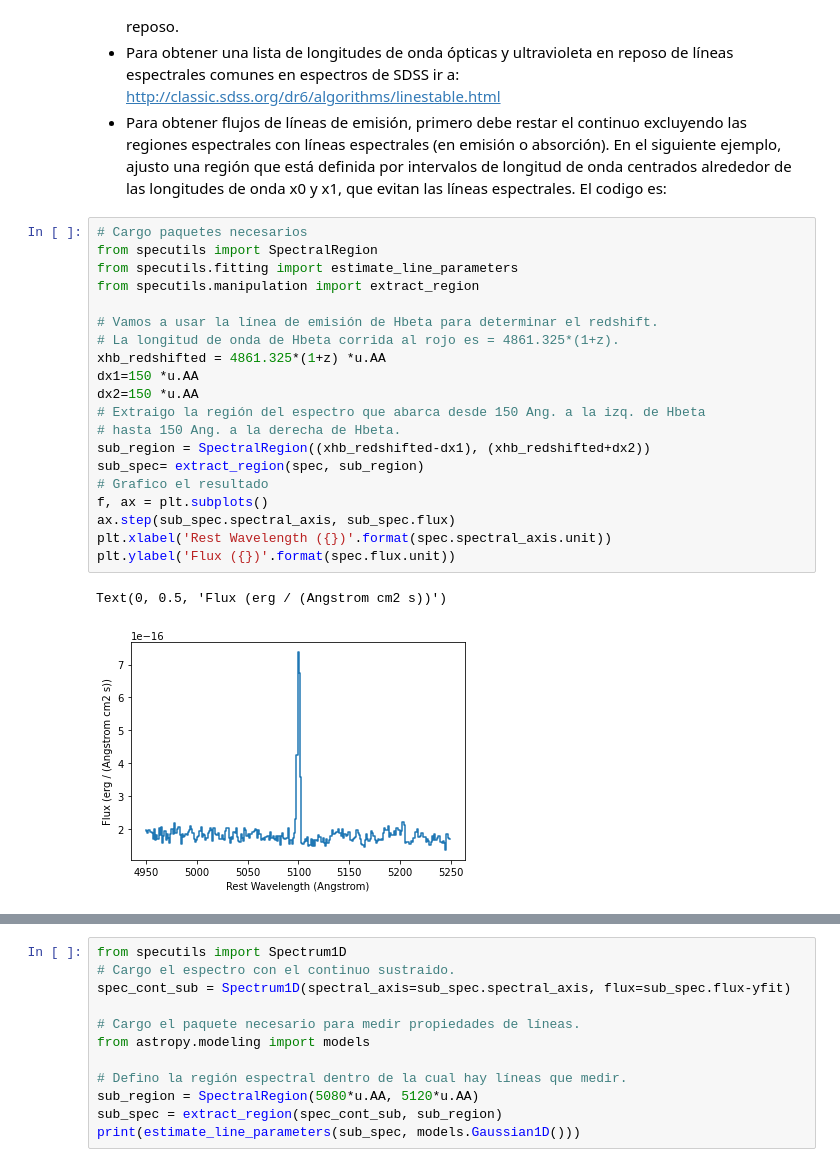
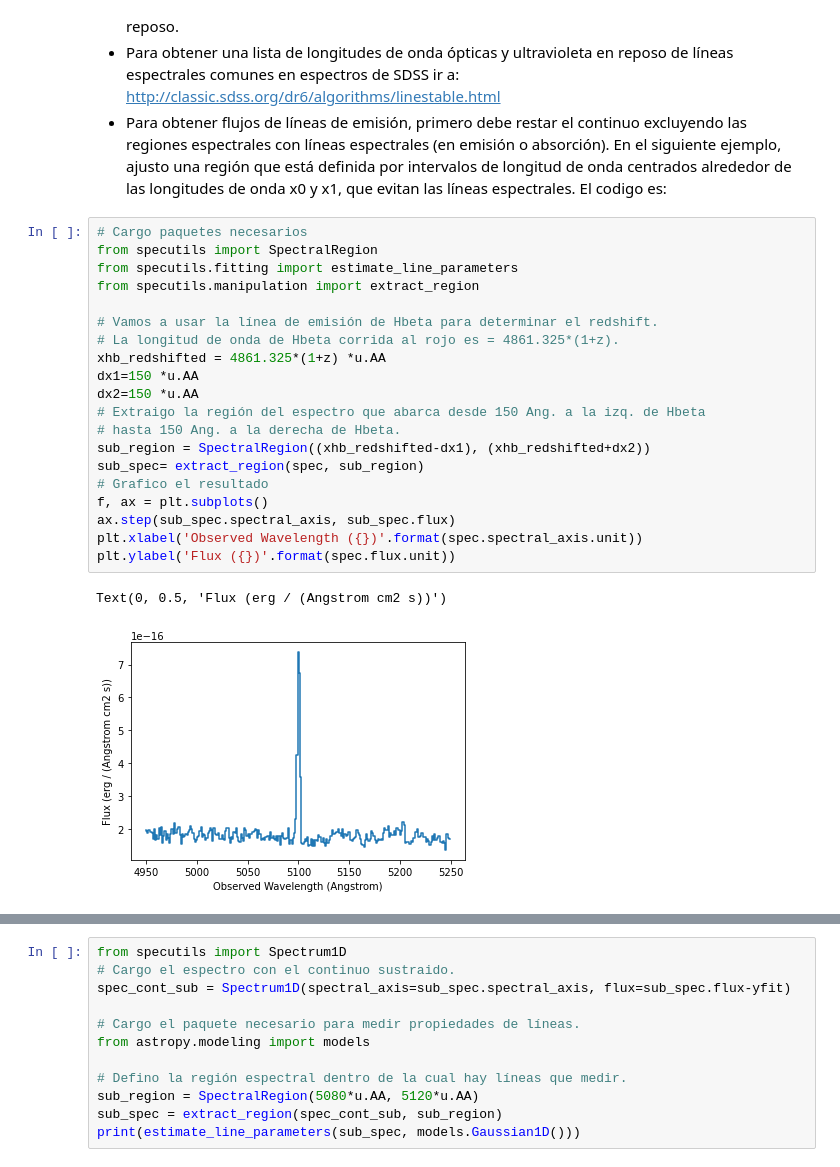
Before and after one commit to aida-wofford/astronomia-observacional, a Jupyter notebook: Manipulacion_espectros.ipynb, the cells around one changed output, grey strips where cells are left out. Saved outputs shown, nothing was run; the diff lists cells and outputs as text.

```diff
--- a/Manipulacion_espectros.ipynb
+++ b/Manipulacion_espectros.ipynb
@@ -404,26 +384,26 @@ plt.legend(prop = {'size': 16});
 # %%
 # Cargo paquetes necesarios
 from specutils import SpectralRegion
 from specutils.fitting import estimate_line_parameters
 from specutils.manipulation import extract_region
 
 # Vamos a usar la línea de emisión de Hbeta para determinar el redshift.
 # La longitud de onda de Hbeta corrida al rojo es = 4861.325*(1+z).
 xhb_redshifted = 4861.325*(1+z) *u.AA
 dx1=150 *u.AA
 dx2=150 *u.AA
 # Extraigo la región del espectro que abarca desde 150 Ang. a la izq. de Hbeta
 # hasta 150 Ang. a la derecha de Hbeta.
 sub_region = SpectralRegion((xhb_redshifted-dx1), (xhb_redshifted+dx2))
 sub_spec= extract_region(spec, sub_region)
 # Grafico el resultado
 f, ax = plt.subplots()
 ax.step(sub_spec.spectral_axis, sub_spec.flux)
-plt.xlabel('Rest Wavelength ({})'.format(spec.spectral_axis.unit))
+plt.xlabel('Observed Wavelength ({})'.format(spec.spectral_axis.unit))
 plt.ylabel('Flux ({})'.format(spec.flux.unit))
 # %% [output]
 Text(0, 0.5, 'Flux (erg / (Angstrom cm2 s))')
-[figure, old version]
+[figure, new version]
 # %%
 from specutils import SpectralRegion
 from specutils.fitting import estimate_line_parameters
```
Also changed, not shown: parts of 9 cells of this notebook.
